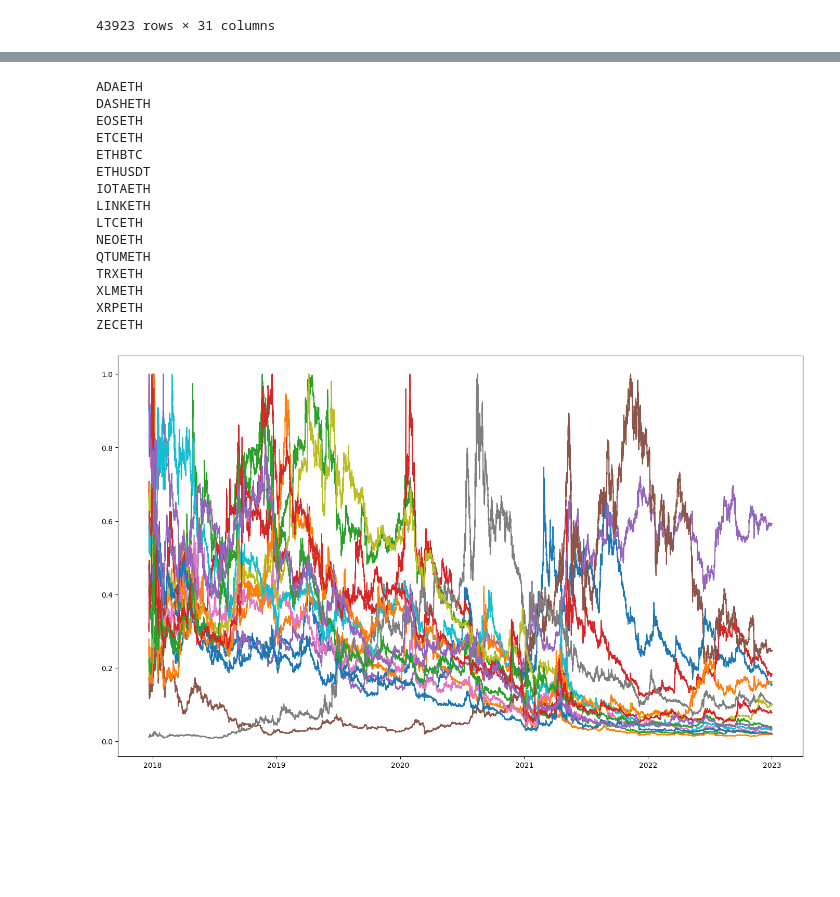
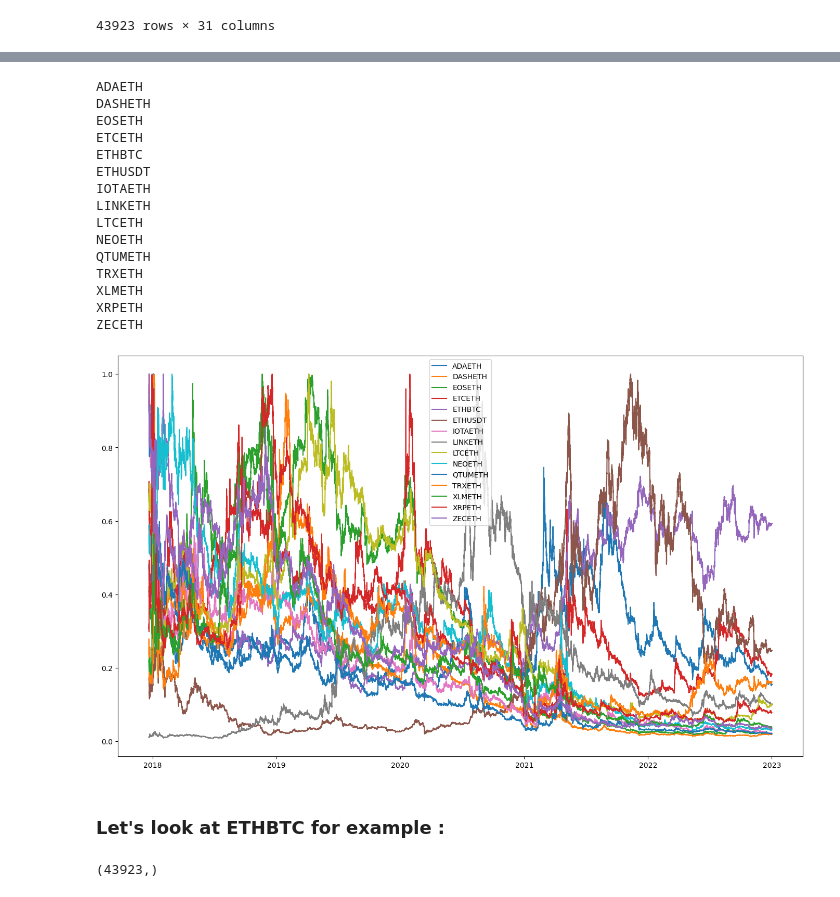
Before and after one commit to MazighLahianiX/binance_bot, a Jupyter notebook: feature_creation.ipynb, the cells around one changed output, grey strips where cells are left out. Cells and saved outputs as stored; diff of their text form; code cells hidden in the pictures; blank space fills up the shorter version.

```diff
--- a/feature_creation.ipynb
+++ b/feature_creation.ipynb
@@ -201,7 +201,8 @@ plt.figure(figsize=(17, 10))
 for k in corr.columns[pos]:
     print(k)
     symbol = (train[k]/np.max(train[k]))
-    plt.plot(symbol)
+    plt.plot(symbol, label=k)
+plt.legend()
 plt.show()
 # %% [output]
 ADXETH
@@ -224,24 +225,31 @@ XVGETH
 # %%
 plt.figure(figsize=(17, 10))
 for k in corr.columns[neg]:
     print(k)
     symbol = (train[k]/np.max(train[k]))
-    plt.plot(symbol)
+    plt.plot(symbol, label=k)
+plt.legend()
 plt.show()
 # %% [output]
 ADAETH
 DASHETH
 EOSETH
 ETCETH
 ETHBTC
 ETHUSDT
 IOTAETH
 LINKETH
 LTCETH
 NEOETH
 QTUMETH
 TRXETH
 XLMETH
 XRPETH
 ZECETH
-[figure, old version]
+[figure, new version]
+# %% [markdown]
+### Let's look at ETHBTC for example :
+# %%
+(train.values @ pca.components_[0]).shape
+# %% [output]
+(43923,)
```
Also changed, not shown: parts of 4 cells of this notebook.
